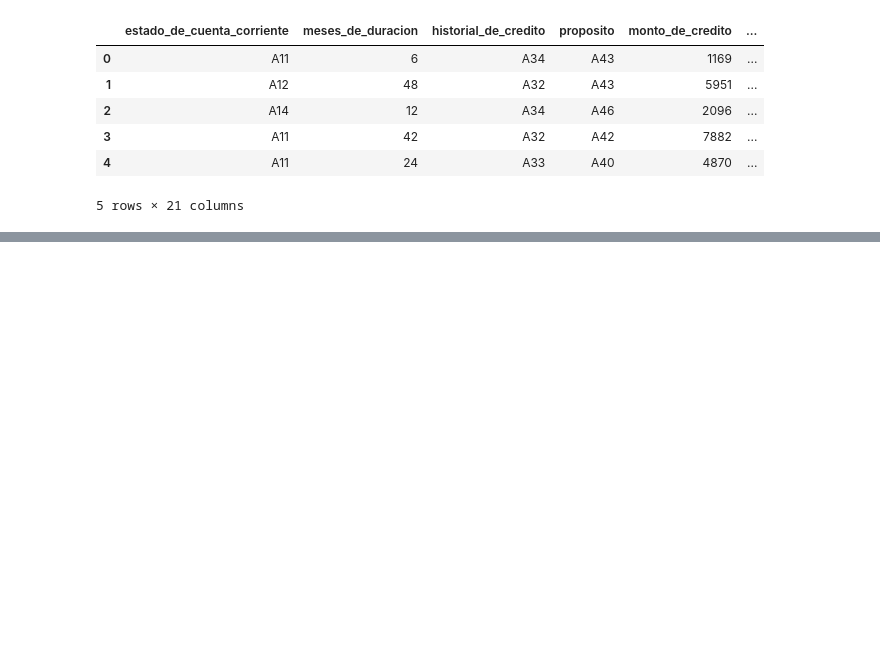
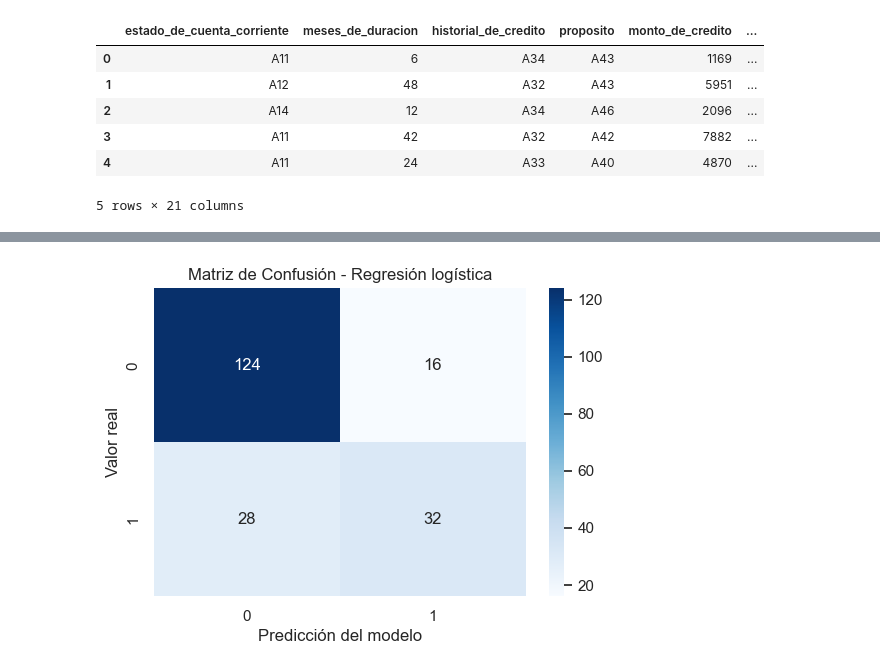
Before and after one commit to germanmz1/AnalisisRiesgoCrediticio, a Jupyter notebook: notebooks/01_eda_german_credit_risk.ipynb, the cells around one changed output, grey strips where cells are left out. Cells and saved outputs as stored; diff of their text form; code cells hidden in the pictures; blank space fills up the shorter version.

```diff
--- a/notebooks/01_eda_german_credit_risk.ipynb
+++ b/notebooks/01_eda_german_credit_risk.ipynb
@@ -266,0 +312,12 @@ df_clean.head()
+# %%
+# 1.6 Estandarización de variables numéricas
+
+scaler = StandardScaler()
+
+X_train_scaled = X_train.copy()
+X_test_scaled = X_test.copy()
+X_train_scaled[num_cols] = scaler.fit_transform(X_train[num_cols])
+X_test_scaled[num_cols] = scaler.transform(X_test[num_cols])
+
+print("Dimensiones de X_train_scaled:", X_train_scaled.shape)
+print("Dimensiones de X_test_scaled:", X_test_scaled.shape)
@@ -266,0 +336,17 @@ df_clean.head()
+# %%
+from sklearn.linear_model import LogisticRegression
+from sklearn.metrics import classification_report, confusion_matrix, roc_auc_score
+
+# modelo
+log_model = LogisticRegression(max_iter=1000)
+# entrenamiento del modelo
+log_model.fit(X_train_scaled, y_train)
+# predicciones sobre el set de prueba
+y_pred_log = log_model.predict(X_test_scaled)
+# probabilidades de predicción
+y_prob_log = log_model.predict_proba(X_test_scaled)[:,1]
+# evaluar el modelo
+print("Reporte de clasificación:")
+print(classification_report(y_test, y_pred_log))
+
+print("ROC AUC:", roc_auc_score(y_test, y_prob_log))
@@ -266,0 +383,17 @@ df_clean.head()
+# %%
+from sklearn.metrics import confusion_matrix
+import seaborn as sns
+import matplotlib.pyplot as plt
+
+# matriz de confusión
+cm = confusion_matrix(y_test, y_pred_log)
+# Visualización
+plt.figure(figsize=(6,4))
+sns.heatmap(cm, annot=True, fmt="d", cmap="Blues")
+plt.title("Matriz de Confusión - Regresión logística")
+plt.xlabel("Predicción del modelo")
+plt.ylabel("Valor real")
+
+plt.show()
+# %% [output]
+[figure, added]
```
Also changed, not shown: parts of 22 cells of this notebook.
